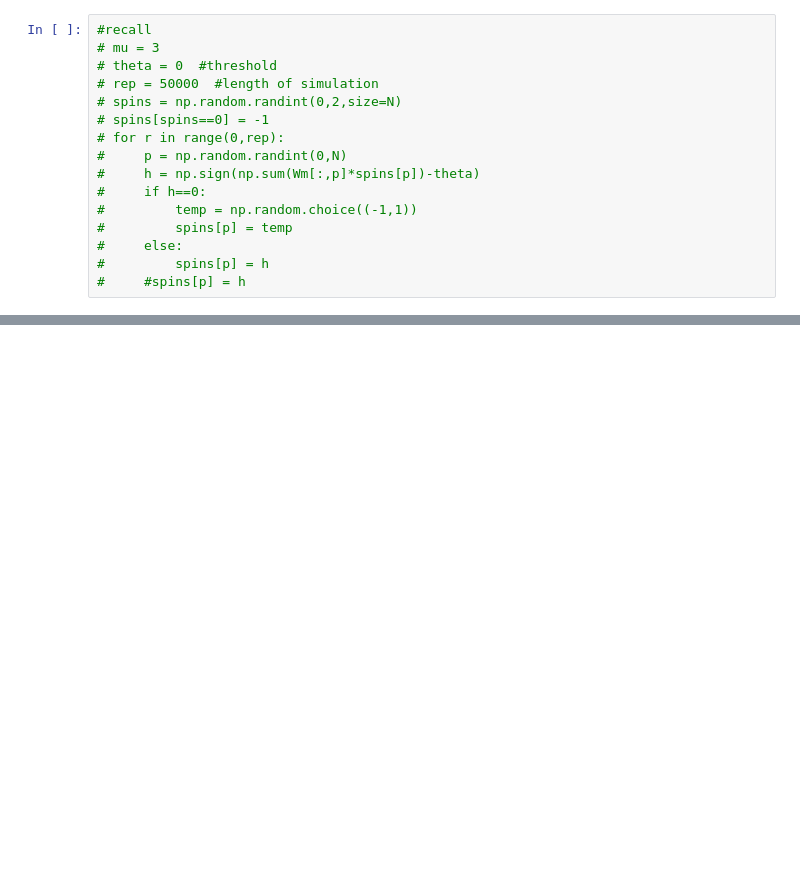
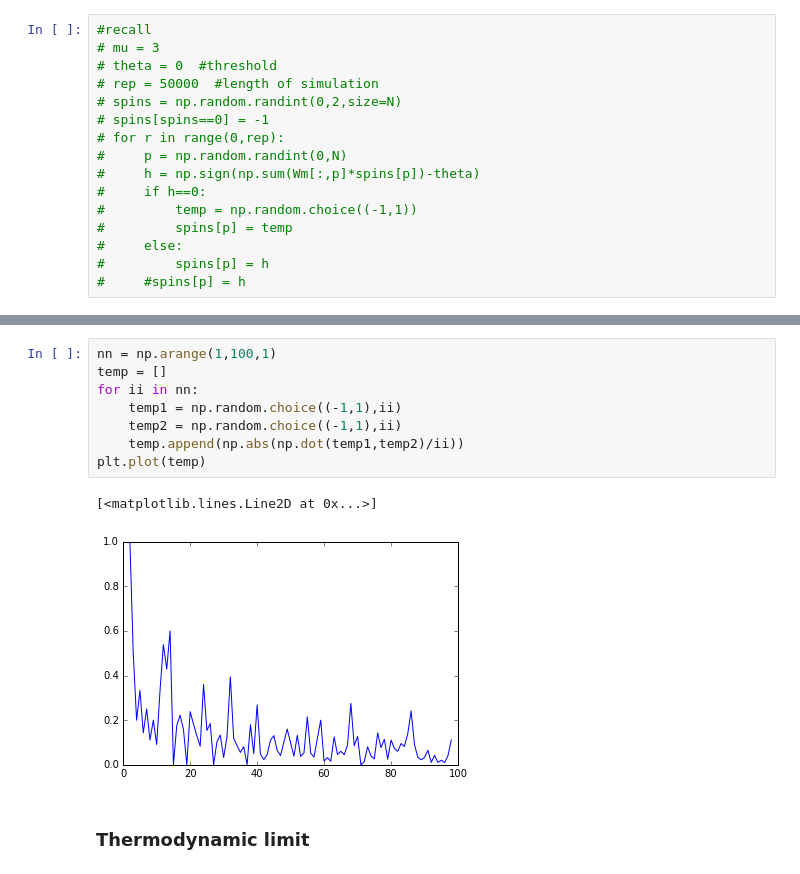
Before and after one commit to Kevin-Sean-Chen/Biophysics, a Jupyter notebook: Hopfield_network.ipynb, the cells around one changed output, grey strips where cells are left out. Cells and saved outputs as stored; diff of their text form; blank space fills up the shorter version.

```diff
--- a/Hopfield_network.ipynb
+++ b/Hopfield_network.ipynb
@@ -76,0 +171,13 @@ plt.yticks([])
+# %%
+nn = np.arange(1,100,1)
+temp = []
+for ii in nn:
+    temp1 = np.random.choice((-1,1),ii)
+    temp2 = np.random.choice((-1,1),ii)
+    temp.append(np.abs(np.dot(temp1,temp2)/ii))
+plt.plot(temp)
+# %% [output]
+[<matplotlib.lines.Line2D at 0x...>]
+[figure, added]
+# %% [markdown]
+### Thermodynamic limit
```
Also changed, not shown: parts of 16 cells of this notebook.
